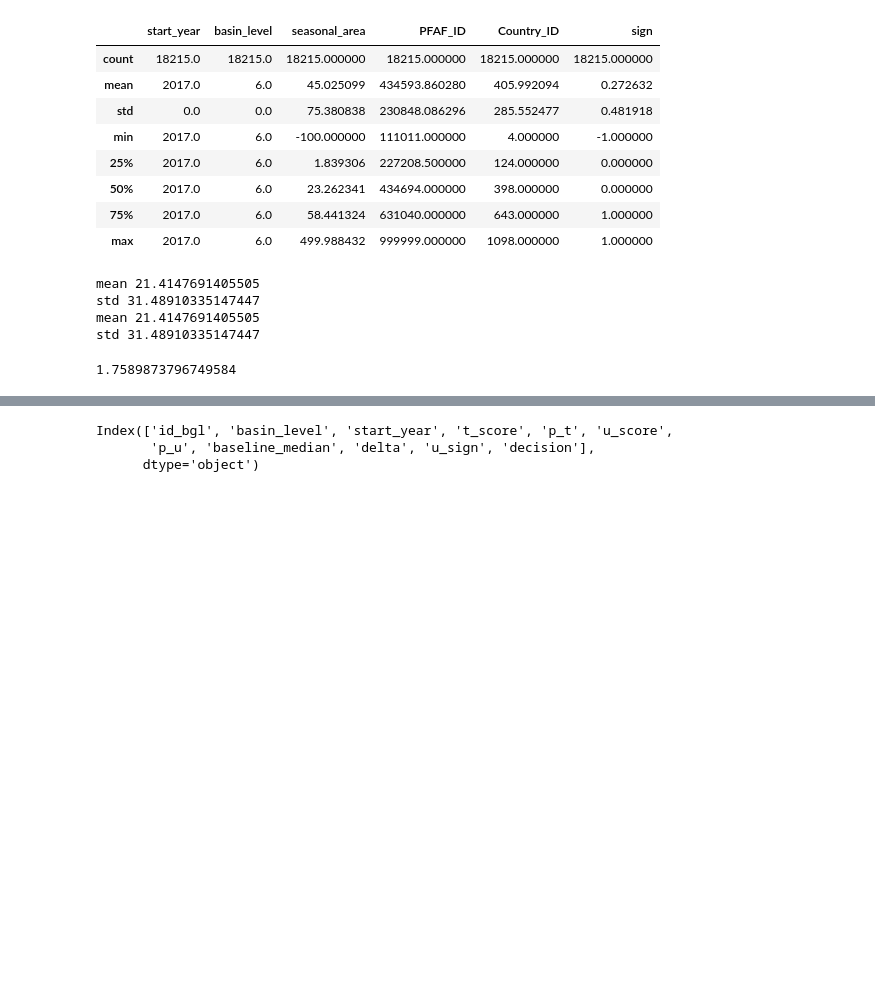
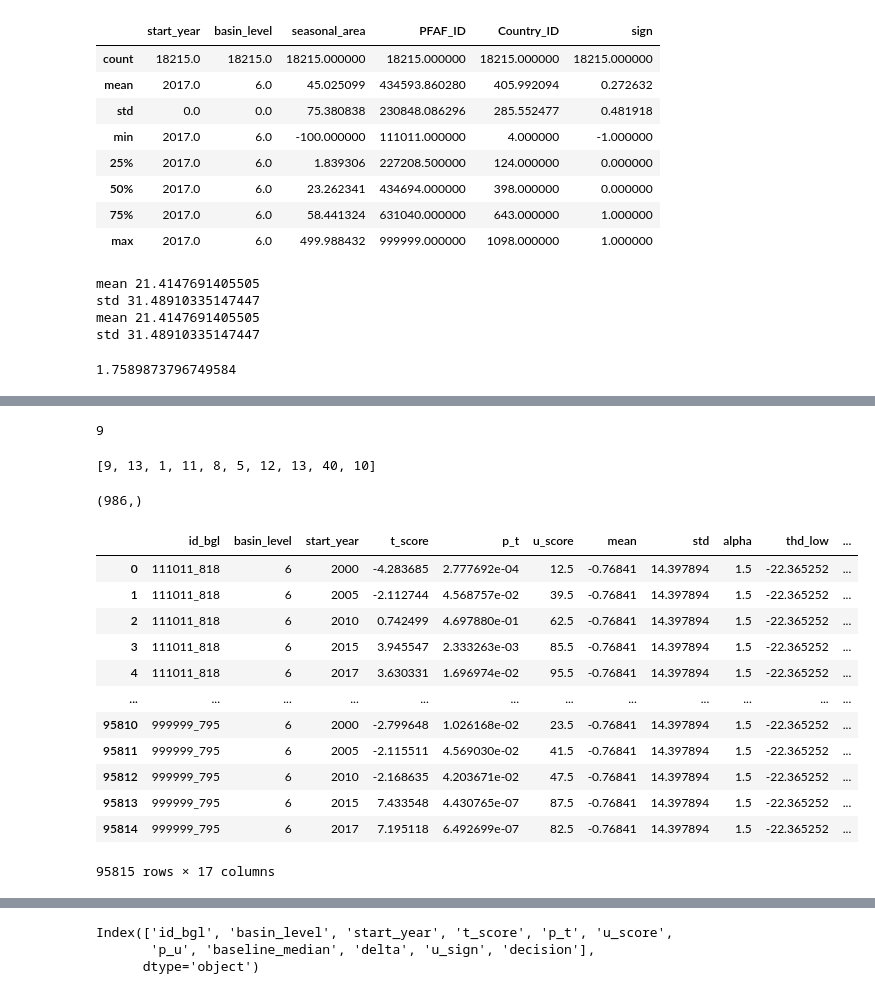
Before and after one commit to puzhao8/SDG661-Fresh-Water, a Jupyter notebook: testbed_V1.ipynb, the cells around one changed output, grey strips where cells are left out. Saved outputs shown, nothing was run; the diff lists cells and outputs as text; code cells hidden in the pictures; blank space fills up the shorter version.

```diff
--- a/testbed_V1.ipynb
+++ b/testbed_V1.ipynb
@@ -268,0 +322,33 @@ KeyError: "['mean', 'std', 'thd_low', 'thd_high', 'alpha', 'p_thd'] not in index
+# %%
+pos.loc[2000]
+# %% [output]
+9
+# %%
+count = []
+for start_year in pos.index:
+    count += [pos.loc[start_year], neg.loc[start_year]]
+count
+# %% [output]
+[9, 13, 1, 11, 8, 5, 12, 13, 40, 10]
+# %%
+country = df.groupby(by='adm0_code').get_group(36)
+xx = country.groupby(by='start_year').get_group(2017)
+xx['decision'].shape
+# %% [output]
+(986,)
+# %%
+df
+# %% [output]
+|  | id_bgl | basin_level | start_year | t_score | p_t | u_score | mean | std | alpha | thd_low | ... |
+| 0 | 111011_818 | 6 | 2000 | -4.283685 | 2.777692e-04 | 12.5 | -0.76841 | 14.397894 | 1.5 | -22.365252 | ... |
+| 1 | 111011_818 | 6 | 2005 | -2.112744 | 4.568757e-02 | 39.5 | -0.76841 | 14.397894 | 1.5 | -22.365252 | ... |
+| 2 | 111011_818 | 6 | 2010 | 0.742499 | 4.697880e-01 | 62.5 | -0.76841 | 14.397894 | 1.5 | -22.365252 | ... |
+| 3 | 111011_818 | 6 | 2015 | 3.945547 | 2.333263e-03 | 85.5 | -0.76841 | 14.397894 | 1.5 | -22.365252 | ... |
+| 4 | 111011_818 | 6 | 2017 | 3.630331 | 1.696974e-02 | 95.5 | -0.76841 | 14.397894 | 1.5 | -22.365252 | ... |
+| ... | ... | ... | ... | ... | ... | ... | ... | ... | ... | ... | ... |
+| 95810 | 999999_795 | 6 | 2000 | -2.799648 | 1.026168e-02 | 23.5 | -0.76841 | 14.397894 | 1.5 | -22.365252 | ... |
+| 95811 | 999999_795 | 6 | 2005 | -2.115511 | 4.569030e-02 | 41.5 | -0.76841 | 14.397894 | 1.5 | -22.365252 | ... |
+| 95812 | 999999_795 | 6 | 2010 | -2.168635 | 4.203671e-02 | 47.5 | -0.76841 | 14.397894 | 1.5 | -22.365252 | ... |
+| 95813 | 999999_795 | 6 | 2015 | 7.433548 | 4.430765e-07 | 87.5 | -0.76841 | 14.397894 | 1.5 | -22.365252 | ... |
+| 95814 | 999999_795 | 6 | 2017 | 7.195118 | 6.492699e-07 | 82.5 | -0.76841 | 14.397894 | 1.5 | -22.365252 | ... |
+95815 rows × 17 columns
```
Also changed, not shown: parts of 10 cells of this notebook, 2 other files.
